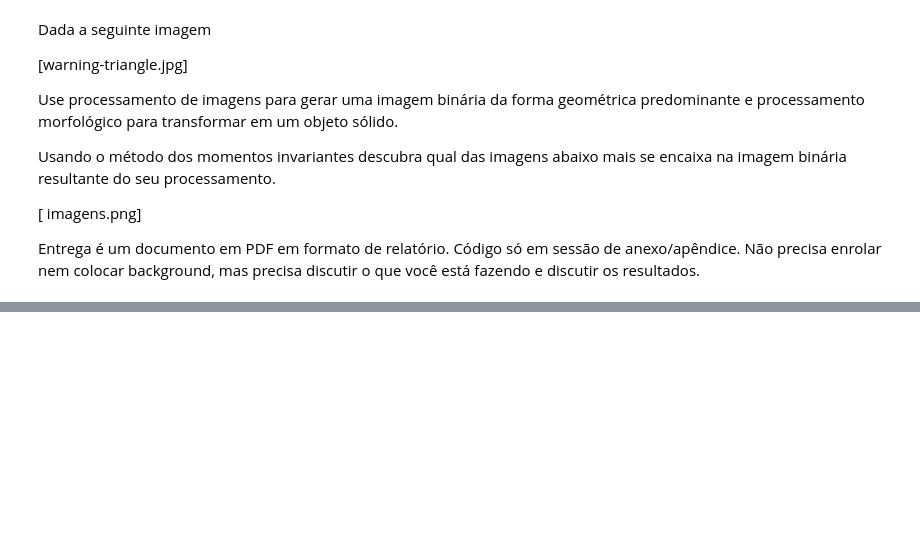
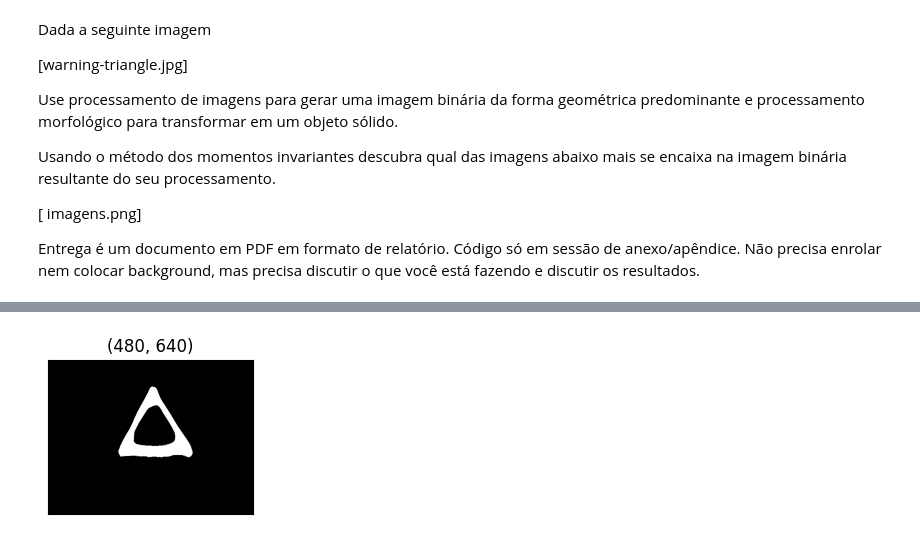
Before and after one commit to htbrandao/ppgi-proc-img, a Jupyter notebook: trab07/trab07.ipynb, the cells around one changed output, grey strips where cells are left out. Cells and saved outputs as stored; diff of their text form; code cells hidden in the pictures; blank space fills up the shorter version.

```diff
--- a/trab07/trab07.ipynb
+++ b/trab07/trab07.ipynb
@@ -42,0 +87,13 @@ def equalizacao(imagem):
+# %%
+plt.figure(figsize=(3,2))
+
+_ = y[:,:,1]
+
+plt.imshow(_, cmap='Greys')
+plt.title(_.shape)
+plt.xticks([])
+plt.yticks([])
+
+plt.show()
+# %% [output]
+[figure, added]
```
Also changed, not shown: parts of 23 cells of this notebook.
